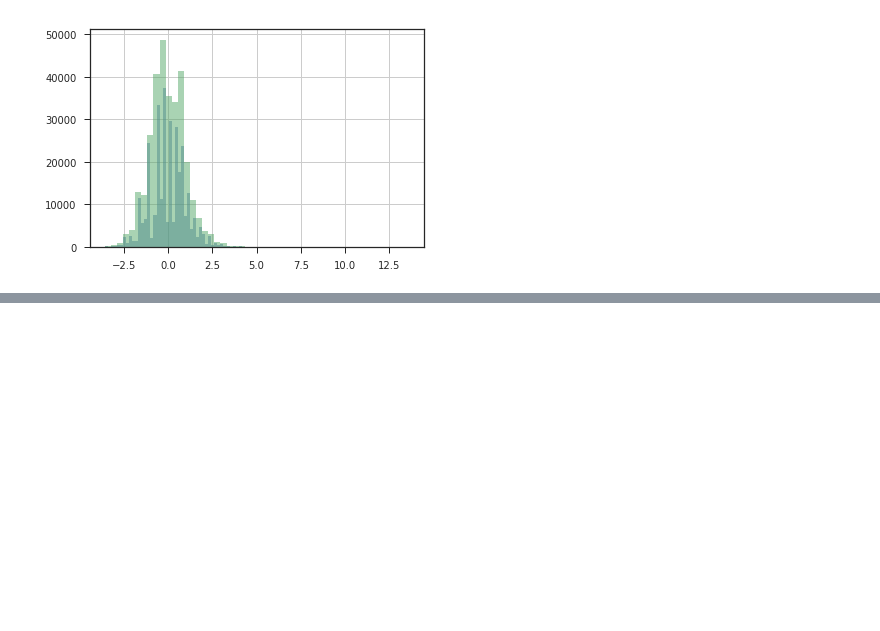
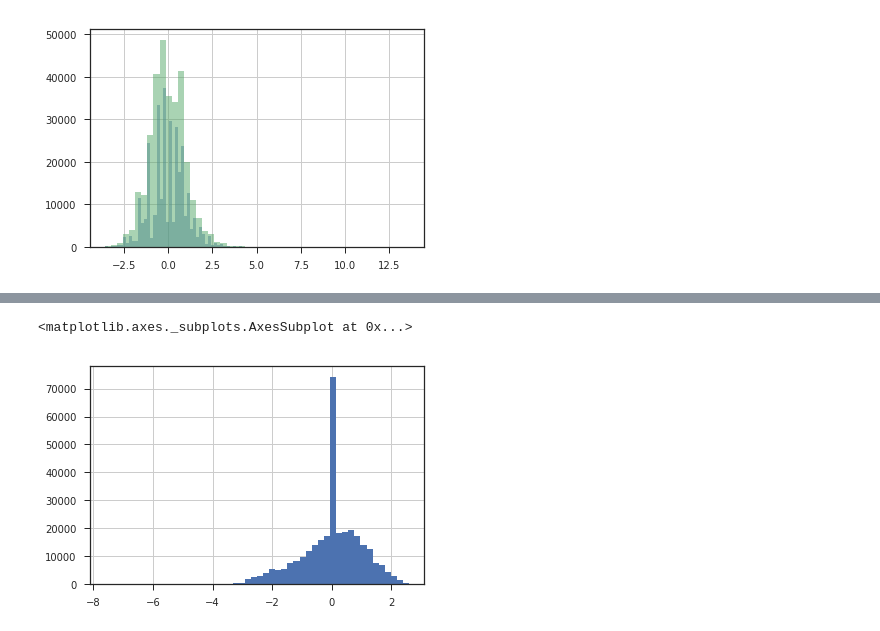
Before and after one commit to robahall/hcdr, a Jupyter notebook: notebooks/3.0-rah-MoreThoroughEDA.ipynb, the cells around one changed output, grey strips where cells are left out. Cells and saved outputs as stored; diff of their text form; code cells hidden in the pictures; blank space fills up the shorter version.

```diff
--- a/notebooks/3.0-rah-MoreThoroughEDA.ipynb
+++ b/notebooks/3.0-rah-MoreThoroughEDA.ipynb
@@ -128,0 +248,4 @@ scaledAMT
+# %%
+originalDF = pd.read_csv("../data/raw/application_train.csv")
+# %%
+testdf = pd.DataFrame(originalDF['DAYS_EMPLOYED'])
@@ -128,0 +273,18 @@ scaledAMT
+# %%
+def engineerDays(dfIn, dfOut):
+    '''DAYS_EMPLOYEED is from when employment starts. Data is positively skewed.
+    Need to log transform. Added flag columns for the anomly in data and people who have no job (only 2 in train set) .'''
+
+    imp = Imputer(missing_values='NaN', strategy='mean', axis=1)
+
+    dfOut['DAYS_EMPLOYED_ANOM'] = dfIn["DAYS_EMPLOYED"] == 365243
+    dfOut['DAYS_EMPLOYED_ZERO'] = dfIn["DAYS_EMPLOYED"] == 0
+    dfOut['DAYS_EMPLOYED'] = dfIn['DAYS_EMPLOYED'].replace({0: np.nan})
+    dfOut['DAYS_EMPLOYED'] = (dfOut['DAYS_EMPLOYED'] * (-1)).apply(np.log)
+    dfOut['DAYS_EMPLOYED'] = dfOut['DAYS_EMPLOYED'].replace({np.log(365243): np.nan})
+    dfOut['DAYS_EMPLOYED'] = dfOut['DAYS_EMPLOYED'].fillna(dfOut['DAYS_EMPLOYED'].mean())
+    dfOut['DAYS_EMPLOYED'] = preprocessing.scale(dfOut['DAYS_EMPLOYED'])
+
+    return dfOut
+# %%
+testdf = engineerDays(originalDF,testdf)
@@ -128,0 +308,5 @@ scaledAMT
+# %%
+testdf['DAYS_EMPLOYED'].hist(bins = 50)
+# %% [output]
+<matplotlib.axes._subplots.AxesSubplot at 0x...>
+[figure, added]
```
Also changed, not shown: parts of 30 cells of this notebook.
